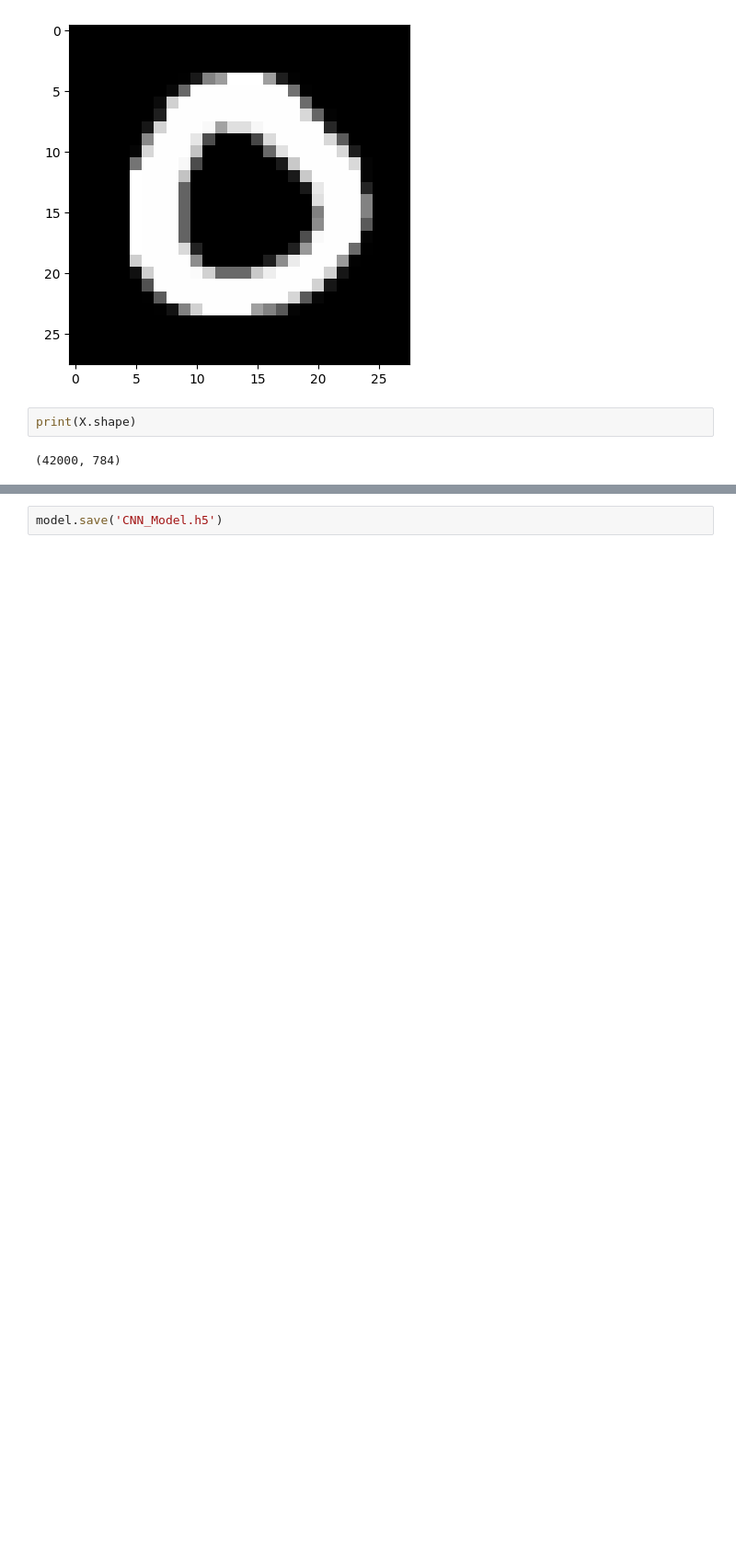
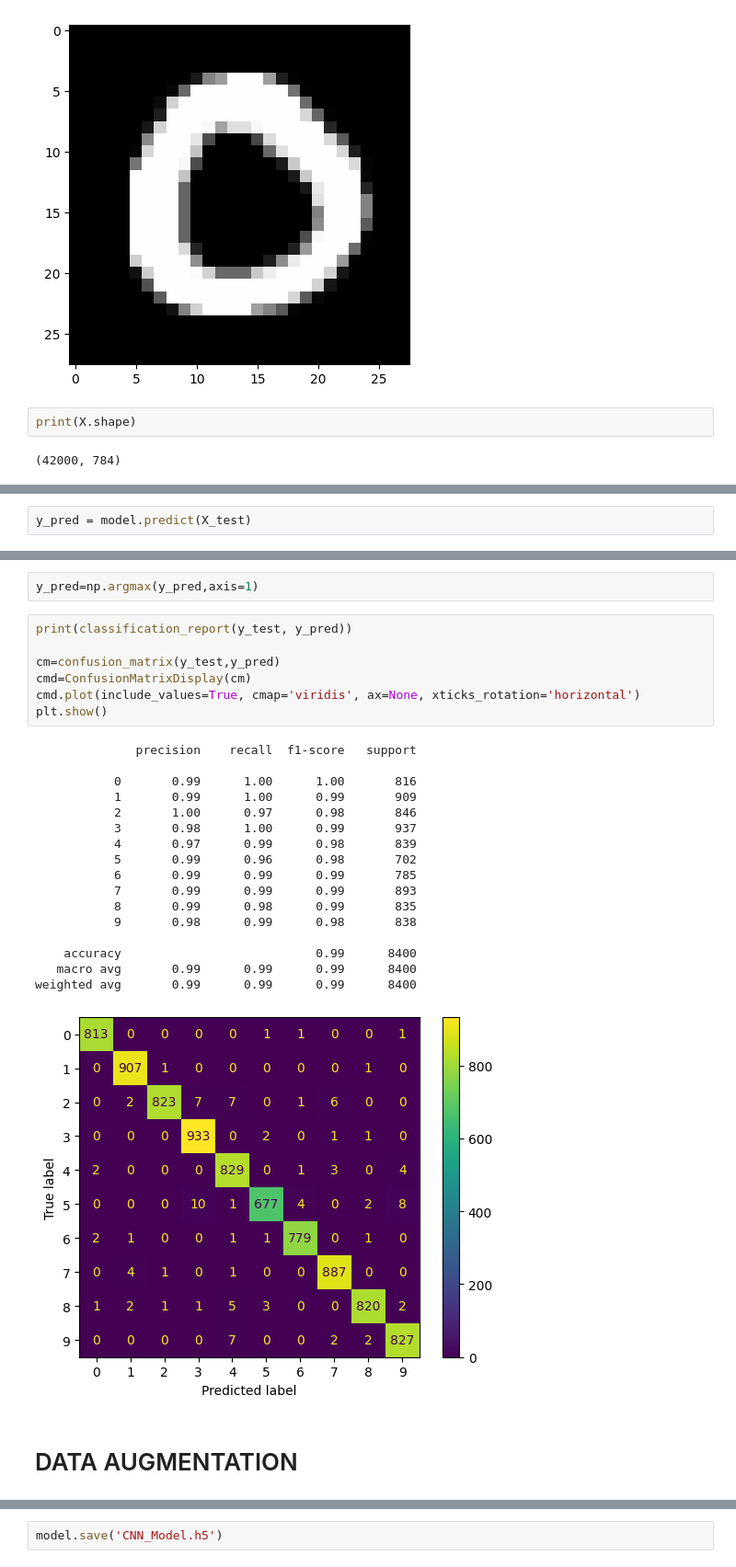
Before and after one commit to ASAKHRI/projet_CNN, a Jupyter notebook: projet_cnn.ipynb, the cells around one changed output, grey strips where cells are left out. Shown: that part at 92% size. Saved outputs shown, nothing was run; the diff lists cells and outputs as text; blank space fills up the shorter version.

```diff
--- a/projet_cnn.ipynb
+++ b/projet_cnn.ipynb
@@ -207,0 +205,2 @@ dtype: int64
+# %%
+y_pred = model.predict(X_test)
@@ -207,0 +209,29 @@ dtype: int64
+# %%
+y_pred=np.argmax(y_pred,axis=1)
+# %%
+print(classification_report(y_test, y_pred))
+
+cm=confusion_matrix(y_test,y_pred)
+cmd=ConfusionMatrixDisplay(cm)
+cmd.plot(include_values=True, cmap='viridis', ax=None, xticks_rotation='horizontal')
+plt.show()
+# %% [output]
+              precision    recall  f1-score   support
+
+           0       0.99      1.00      1.00       816
+           1       0.99      1.00      0.99       909
+           2       1.00      0.97      0.98       846
+           3       0.98      1.00      0.99       937
+           4       0.97      0.99      0.98       839
+           5       0.99      0.96      0.98       702
+           6       0.99      0.99      0.99       785
+           7       0.99      0.99      0.99       893
+           8       0.99      0.98      0.99       835
+           9       0.98      0.99      0.98       838
+
+    accuracy                           0.99      8400
+   macro avg       0.99      0.99      0.99      8400
+weighted avg       0.99      0.99      0.99      8400
+[figure, added]
+# %% [markdown]
+# DATA AUGMENTATION
```
Also changed, not shown: parts of 37 cells of this notebook, 2 other files.
